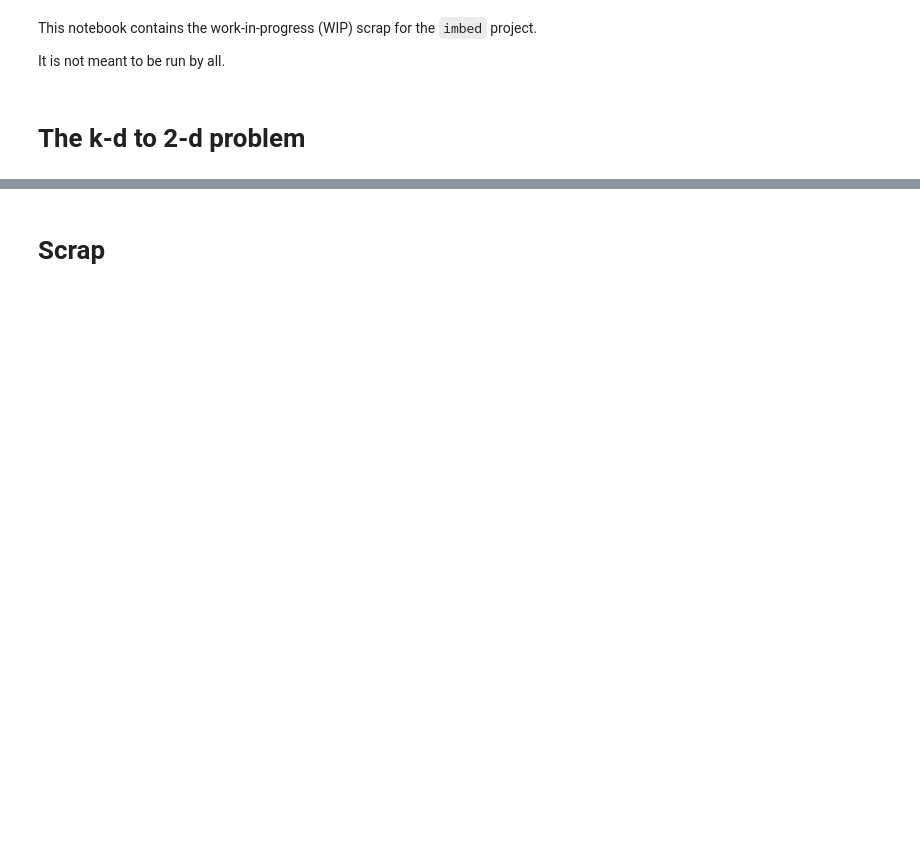
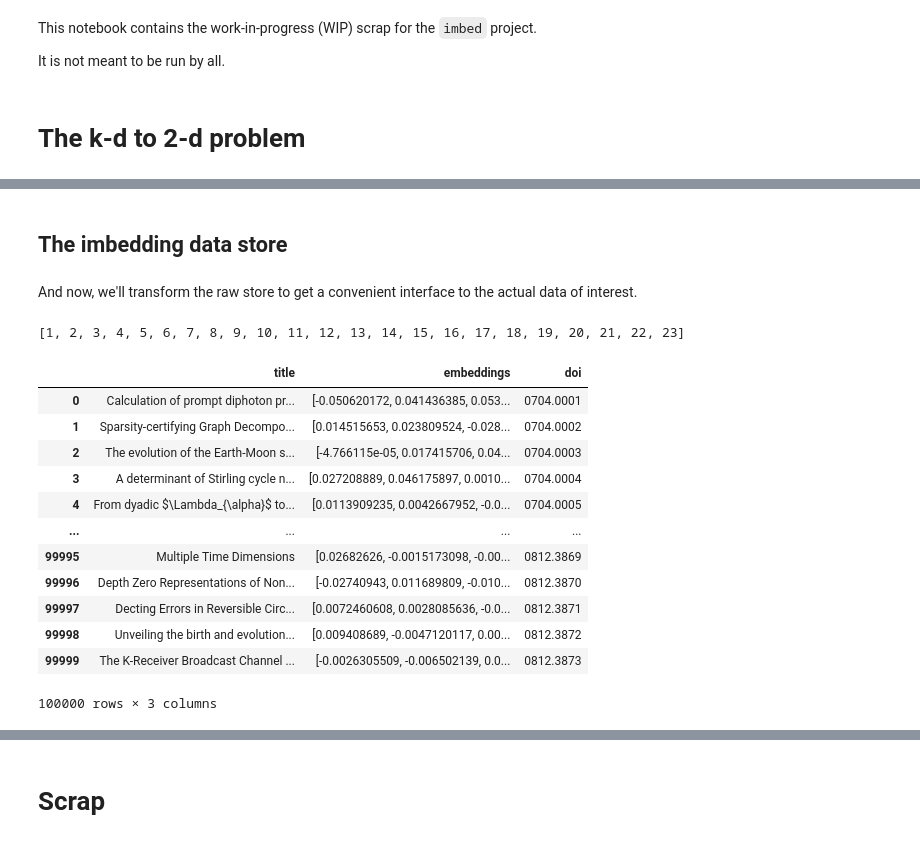
Before and after one commit to thorwhalen/imbed, a Jupyter notebook: misc/imbed_wip.ipynb, the cells around one changed output, grey strips where cells are left out. Drawn from its saved outputs; the diff is of its cells as text; code cells hidden in the pictures; blank space fills up the shorter version.

Commit message:
feat: arxiv

```diff
--- a/misc/imbed_wip.ipynb
+++ b/misc/imbed_wip.ipynb
@@ -30,0 +93,29 @@ Here, we want to explore the various ways one can transform k-dimensional data i
+# %% [markdown]
+## The imbedding data store
+# %% [markdown]
+And now, we'll transform the raw store to get a convenient interface to the actual data of interest.
+# %%
+from imbed.mdat.arxiv import sources  # raw store + wrapper. See parquet_codec code.
+
+titles_tables = sources['titles']
+abstract_tables = sources['abstracts']
+print(list(titles_tables))
+# %% [output]
+[1, 2, 3, 4, 5, 6, 7, 8, 9, 10, 11, 12, 13, 14, 15, 16, 17, 18, 19, 20, 21, 22, 23]
+# %%
+titles_df = titles_tables[1]
+titles_df
+# %% [output]
+|  | title | embeddings | doi |
+| 0 | Calculation of prompt diphoton pr... | [-0.050620172, 0.041436385, 0.053... | 0704.0001 |
+| 1 | Sparsity-certifying Graph Decompo... | [0.014515653, 0.023809524, -0.028... | 0704.0002 |
+| 2 | The evolution of the Earth-Moon s... | [-4.766115e-05, 0.017415706, 0.04... | 0704.0003 |
+| 3 | A determinant of Stirling cycle n... | [0.027208889, 0.046175897, 0.0010... | 0704.0004 |
+| 4 | From dyadic $\Lambda_{\alpha}$ to... | [0.0113909235, 0.0042667952, -0.0... | 0704.0005 |
+| ... | ... | ... | ... |
+| 99995 | Multiple Time Dimensions | [0.02682626, -0.0015173098, -0.00... | 0812.3869 |
+| 99996 | Depth Zero Representations of Non... | [-0.02740943, 0.011689809, -0.010... | 0812.3870 |
+| 99997 | Decting Errors in Reversible Circ... | [0.0072460608, 0.0028085636, -0.0... | 0812.3871 |
+| 99998 | Unveiling the birth and evolution... | [0.009408689, -0.0047120117, 0.00... | 0812.3872 |
+| 99999 | The K-Receiver Broadcast Channel ... | [-0.0026305509, -0.006502139, 0.0... | 0812.3873 |
+100000 rows × 3 columns
```
Also changed, not shown: parts of 48 cells of this notebook, 5 other files.
